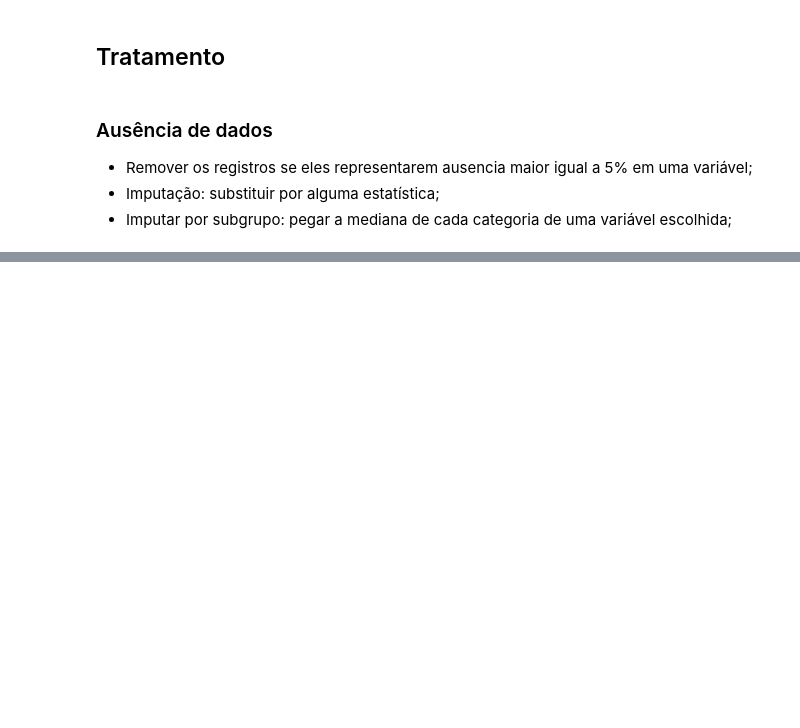
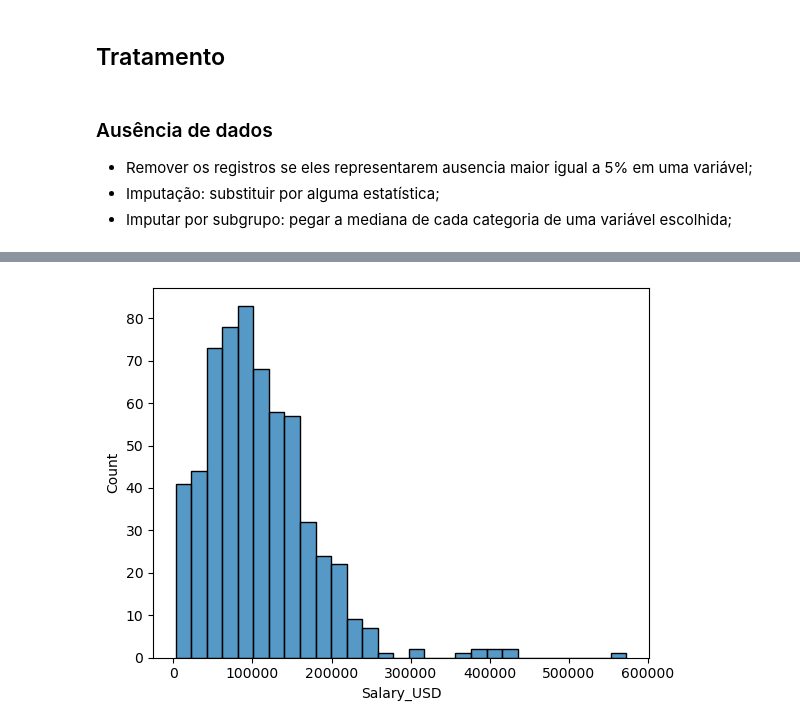
Before and after one commit to lmadriles/datacamp, a Jupyter notebook: X16.exploratory_analysis.ipynb, the cells around one changed output, grey strips where cells are left out. Cells and saved outputs as stored; diff of their text form; code cells hidden in the pictures; blank space fills up the shorter version.

```diff
--- a/X16.exploratory_analysis.ipynb
+++ b/X16.exploratory_analysis.ipynb
@@ -7,0 +10,2 @@ df = pd.DataFrame()
+# %%
+df = pd.read_csv("data\ds_salaries_clean.csv")
@@ -91,0 +130,27 @@ df['variable'] = df['variable'].fillna(df['categorical_column'].map(median_dict)
+# %%
+# criando uma coluna de categorias:
+# exemplo: temos uma coluna com o título de emprego, queremos categorizar criando uma coluna nova
+
+job_categories = ["Data Science", "Data Analytics", "Data Engineer", "Machine Learning"] # valores de categoria a ir na coluna nova
+
+# pesquisas
+data_science = "Data Scientist|NLP"
+data_analyst = "Analyst|Analytics"
+data_engineer = "Data Engineer|ETL|Architect|Infrastructure"
+ml_engineer = "Machine Learning|ML|Big Data|AI"
+
+conditions = [
+    (df['Designation'].str.contains(data_science)),
+    (df['Designation'].str.contains(data_analyst)),
+    (df['Designation'].str.contains(data_engineer)),
+    (df['Designation'].str.contains(ml_engineer))
+]
+
+
+# nova coluna:
+df["Job_category"] = np.select(conditions,
+                                job_categories,
+                                  default="Other") # se não encontrada a categoria que estipulamos, coloque o valor "Other"
+
+# visualização:
+df[["Designation", "Job_category"]].head()
@@ -91,0 +166,12 @@ df['variable'] = df['variable'].fillna(df['categorical_column'].map(median_dict)
+# %%
+# transformar dtype de coluna numerica que ta como categórica:
+df['column'].str.replace(".","") # remover os pontos (que separam os milhares da parte inteira do número)
+df['column'].str.replace(",",".") # substitui virgula por ponto
+
+df['column'] = df['column'].astype(float)
+# %%
+# adicionando estatísticas ao dataframe:
+# roteiro: agrupamos por categoria x -> selecionamos o dado y -> chamamos transform() -> aplicamos uma função lambda
+
+df["desvio_padrao"] = df.groupby("x")["y"].transform(lambda x: x.std())
+print(df[["x", "y"]].value_counts())
@@ -91,0 +218,5 @@ df['variable'] = df['variable'].fillna(df['categorical_column'].map(median_dict)
+# %%
+sns.histplot(data=df,x="Salary_USD")
+plt.show()
+# %% [output]
+[figure, added]
```
Also changed, not shown: parts of 13 cells of this notebook, 1 other file.
